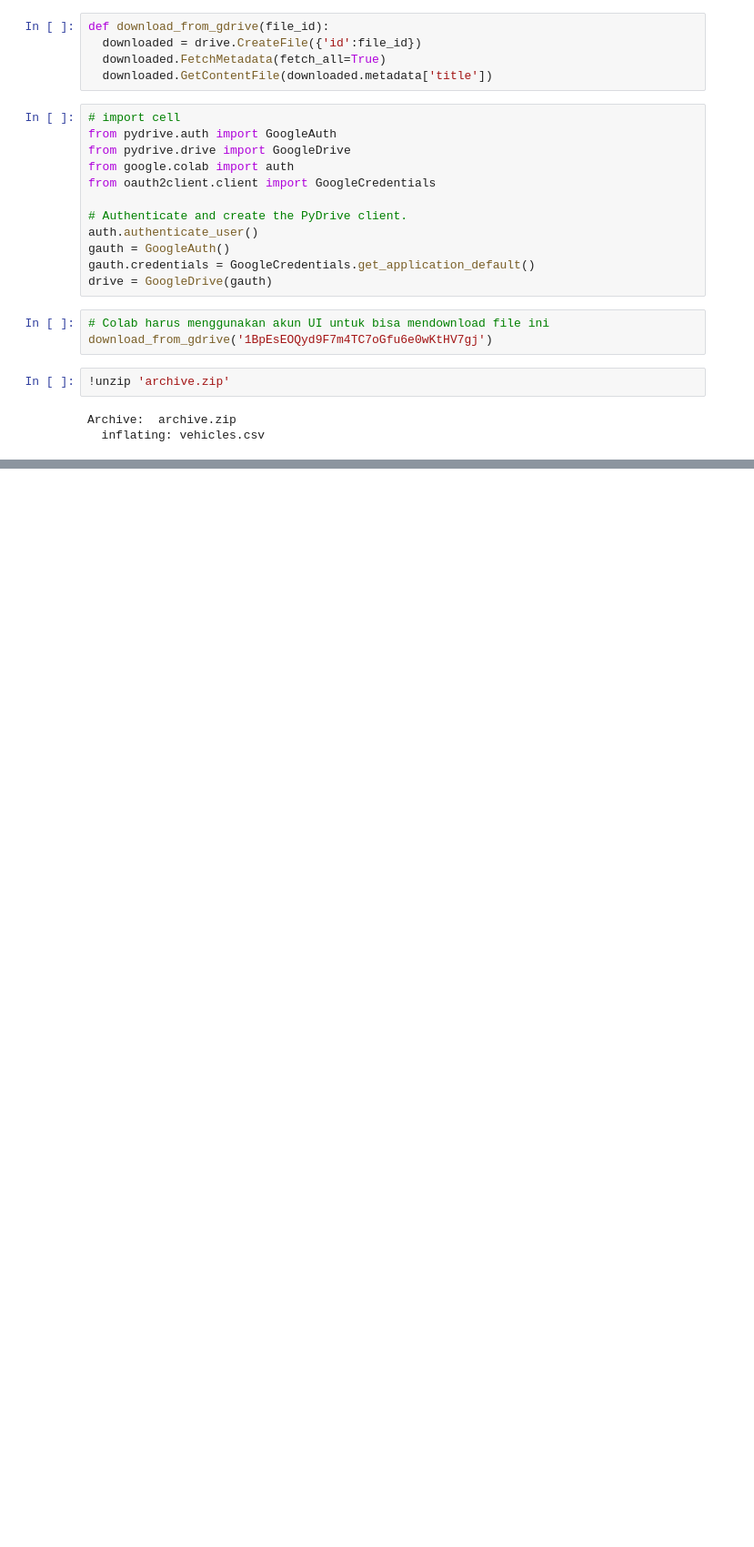
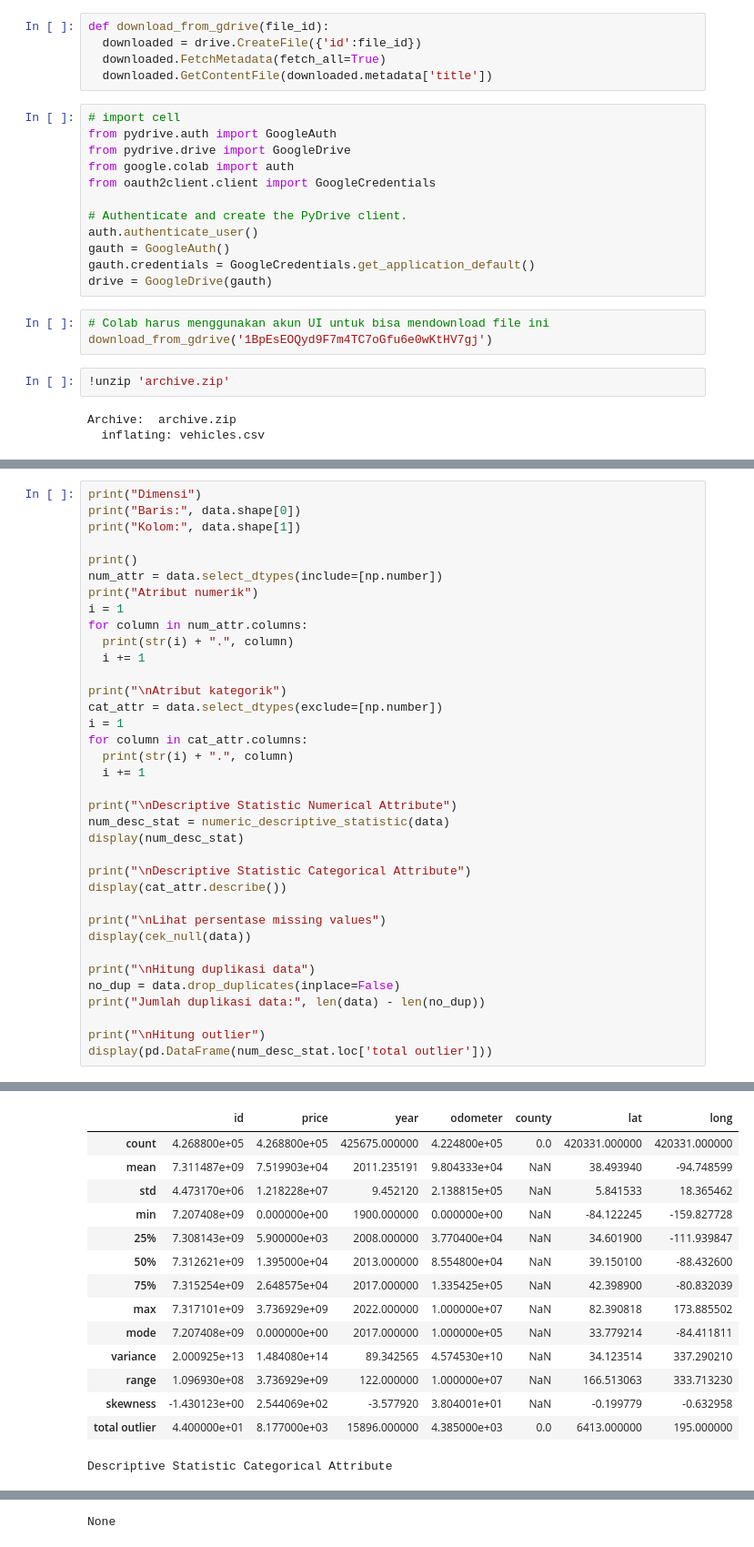
Before and after one commit to aulia-adil/craiglist-sales, a Jupyter notebook: Proyek_Akhir_KASDD.ipynb, the cells around one changed output, grey strips where cells are left out. Shown at 91% size. Saved outputs shown, nothing was run; the diff lists cells and outputs as text; blank space fills up the shorter version.

Commit message:
EDA raw data

```diff
--- a/Proyek_Akhir_KASDD.ipynb
+++ b/Proyek_Akhir_KASDD.ipynb
@@ -68,0 +178,37 @@ Dimensi: (426880, 26)
+# %%
+print("Dimensi")
+print("Baris:", data.shape[0])
+print("Kolom:", data.shape[1])
+
+print()
+num_attr = data.select_dtypes(include=[np.number])
+print("Atribut numerik")
+i = 1
+for column in num_attr.columns:
+  print(str(i) + ".", column)
+  i += 1
+
+print("\nAtribut kategorik")
+cat_attr = data.select_dtypes(exclude=[np.number])
+i = 1
+for column in cat_attr.columns:
+  print(str(i) + ".", column)
+  i += 1
+
+print("\nDescriptive Statistic Numerical Attribute")
+num_desc_stat = numeric_descriptive_statistic(data)
+display(num_desc_stat)
+
+print("\nDescriptive Statistic Categorical Attribute")
+display(cat_attr.describe())
+
+print("\nLihat persentase missing values")
+display(cek_null(data))
+
+print("\nHitung duplikasi data")
+no_dup = data.drop_duplicates(inplace=False)
+print("Jumlah duplikasi data:", len(data) - len(no_dup))
+
+print("\nHitung outlier")
+display(pd.DataFrame(num_desc_stat.loc['total outlier']))
+# %% [output]
@@ -68,0 +232,15 @@ Dimensi: (426880, 26)
+|  | id | price | year | odometer | county | lat | long |
+| count | 4.268800e+05 | 4.268800e+05 | 425675.000000 | 4.224800e+05 | 0.0 | 420331.000000 | 420331.000000 |
+| mean | 7.311487e+09 | 7.519903e+04 | 2011.235191 | 9.804333e+04 | NaN | 38.493940 | -94.748599 |
+| std | 4.473170e+06 | 1.218228e+07 | 9.452120 | 2.138815e+05 | NaN | 5.841533 | 18.365462 |
+| min | 7.207408e+09 | 0.000000e+00 | 1900.000000 | 0.000000e+00 | NaN | -84.122245 | -159.827728 |
+| 25% | 7.308143e+09 | 5.900000e+03 | 2008.000000 | 3.770400e+04 | NaN | 34.601900 | -111.939847 |
+| 50% | 7.312621e+09 | 1.395000e+04 | 2013.000000 | 8.554800e+04 | NaN | 39.150100 | -88.432600 |
+| 75% | 7.315254e+09 | 2.648575e+04 | 2017.000000 | 1.335425e+05 | NaN | 42.398900 | -80.832039 |
+| max | 7.317101e+09 | 3.736929e+09 | 2022.000000 | 1.000000e+07 | NaN | 82.390818 | 173.885502 |
+| mode | 7.207408e+09 | 0.000000e+00 | 2017.000000 | 1.000000e+05 | NaN | 33.779214 | -84.411811 |
+| variance | 2.000925e+13 | 1.484080e+14 | 89.342565 | 4.574530e+10 | NaN | 34.123514 | 337.290210 |
+| range | 1.096930e+08 | 3.736929e+09 | 122.000000 | 1.000000e+07 | NaN | 166.513063 | 333.713230 |
+| skewness | -1.430123e+00 | 2.544069e+02 | -3.577920 | 3.804001e+01 | NaN | -0.199779 | -0.632958 |
+| total outlier | 4.400000e+01 | 8.177000e+03 | 15896.000000 | 4.385000e+03 | 0.0 | 6413.000000 | 195.000000 |
+Descriptive Statistic Categorical Attribute
@@ -68,0 +269 @@ Dimensi: (426880, 26)
+None
```
Also changed, not shown: parts of 11 cells of this notebook.
